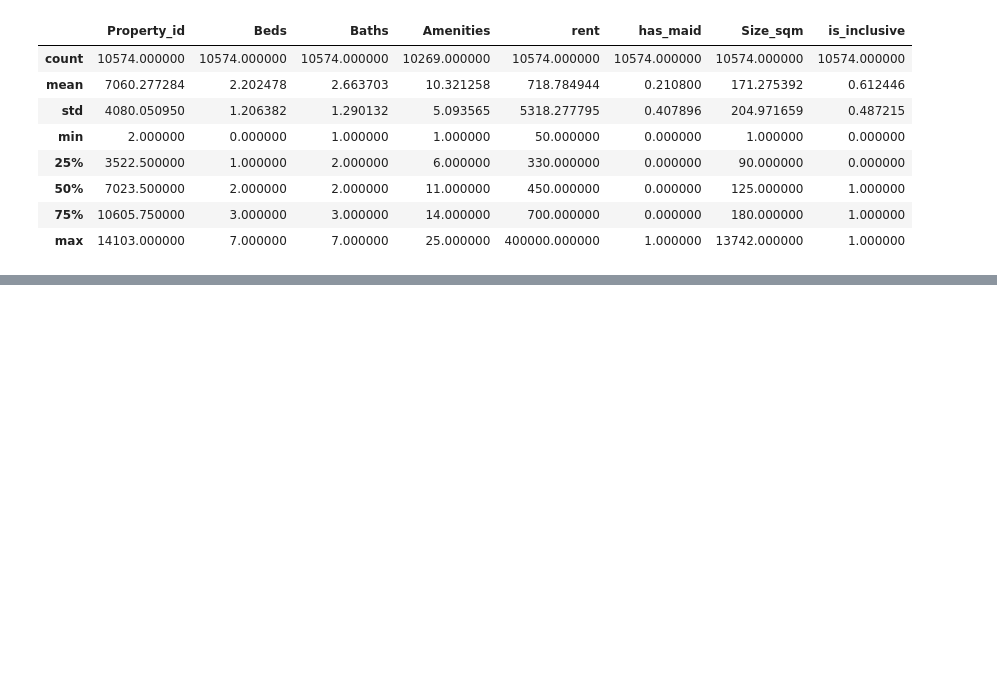
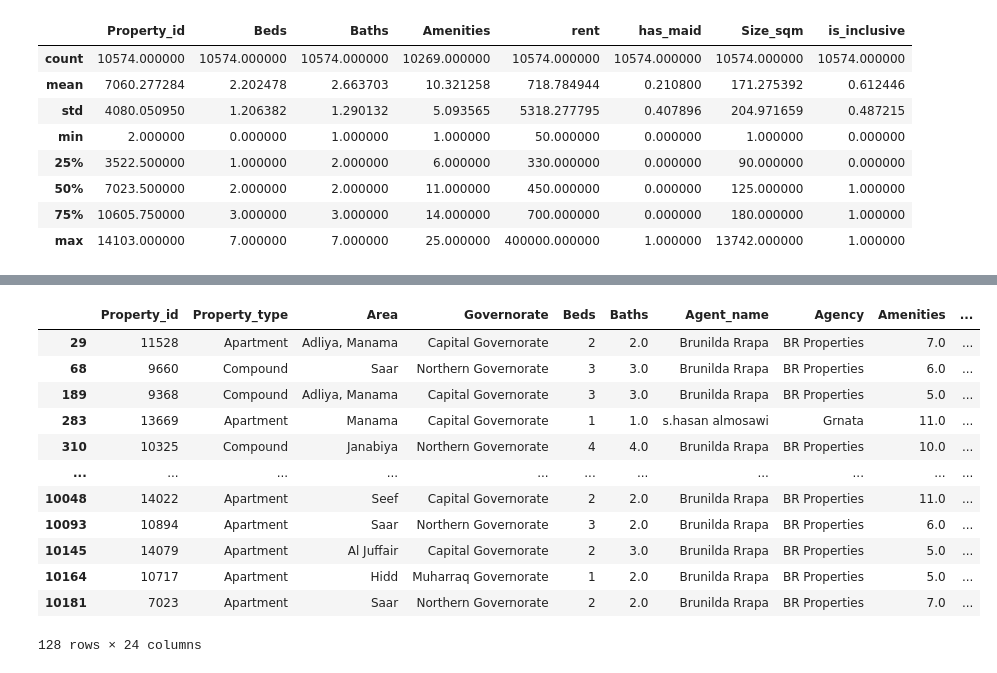
Before and after one commit to sayedali777/labs_projects, a Jupyter notebook: projects/Project 3/Untitled1.ipynb, the cells around one changed output, grey strips where cells are left out. Saved outputs shown, nothing was run; the diff lists cells and outputs as text; code cells hidden in the pictures; blank space fills up the shorter version.

```diff
--- a/projects/Project 3/Untitled1.ipynb
+++ b/projects/Project 3/Untitled1.ipynb
@@ -143,0 +206,16 @@ print("Amenities nulls:", rental_copy['Amenities'].isnull().sum())
+# %%
+rental_copy[rental_copy['Size_sqm'] < 30]
+# %% [output]
+|  | Property_id | Property_type | Area | Governorate | Beds | Baths | Agent_name | Agency | Amenities | ... |
+| 29 | 11528 | Apartment | Adliya, Manama | Capital Governorate | 2 | 2.0 | Brunilda Rrapa | BR Properties | 7.0 | ... |
+| 68 | 9660 | Compound | Saar | Northern Governorate | 3 | 3.0 | Brunilda Rrapa | BR Properties | 6.0 | ... |
+| 189 | 9368 | Compound | Adliya, Manama | Capital Governorate | 3 | 3.0 | Brunilda Rrapa | BR Properties | 5.0 | ... |
+| 283 | 13669 | Apartment | Manama | Capital Governorate | 1 | 1.0 | s.hasan almosawi | Grnata | 11.0 | ... |
+| 310 | 10325 | Compound | Janabiya | Northern Governorate | 4 | 4.0 | Brunilda Rrapa | BR Properties | 10.0 | ... |
+| ... | ... | ... | ... | ... | ... | ... | ... | ... | ... | ... |
+| 10048 | 14022 | Apartment | Seef | Capital Governorate | 2 | 2.0 | Brunilda Rrapa | BR Properties | 11.0 | ... |
+| 10093 | 10894 | Apartment | Saar | Northern Governorate | 3 | 2.0 | Brunilda Rrapa | BR Properties | 6.0 | ... |
+| 10145 | 14079 | Apartment | Al Juffair | Capital Governorate | 2 | 3.0 | Brunilda Rrapa | BR Properties | 5.0 | ... |
+| 10164 | 10717 | Apartment | Hidd | Muharraq Governorate | 1 | 2.0 | Brunilda Rrapa | BR Properties | 5.0 | ... |
+| 10181 | 7023 | Apartment | Saar | Northern Governorate | 2 | 2.0 | Brunilda Rrapa | BR Properties | 7.0 | ... |
+128 rows × 24 columns
```
Also changed, not shown: parts of 26 cells of this notebook, 8 other files.
